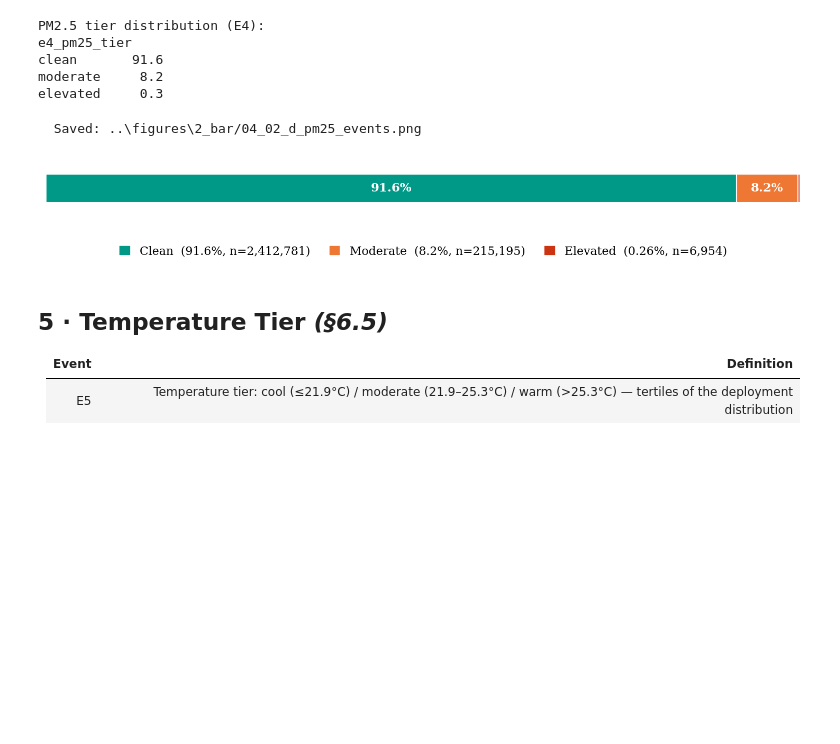
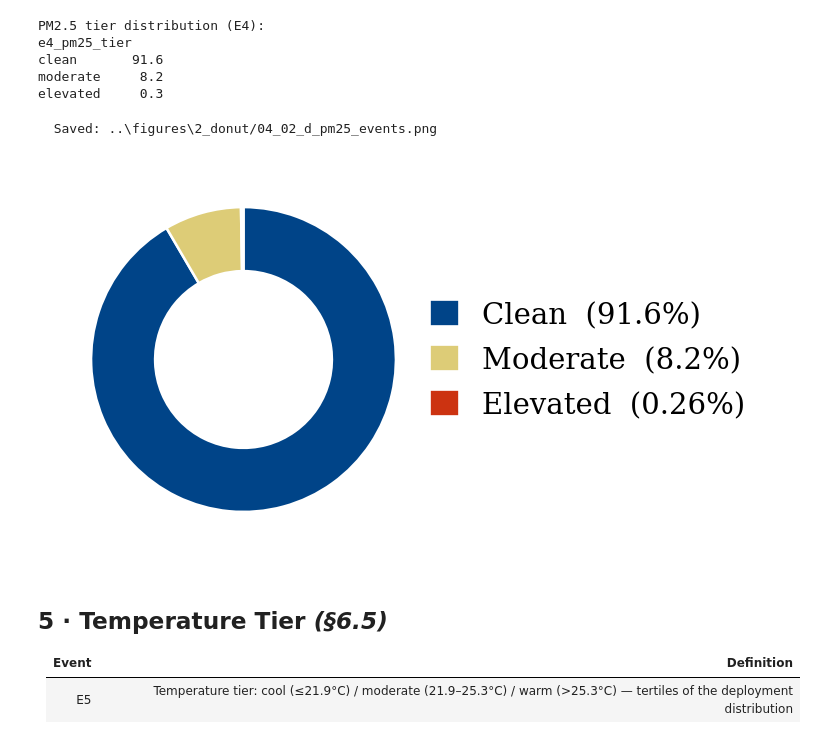
Before and after one commit to vincentmworia/Master-Thesis-Reliability-Analysis-of-Indoor-LoRaWAN-Links-using-packet-counter-reconstruction, a Jupyter notebook: notebooks/02_events_taxonomy.ipynb, the cells around one changed output. Drawn from its saved outputs; the diff is of its cells as text; code cells hidden in the pictures; blank space fills up the shorter version.

```diff
--- a/notebooks/02_events_taxonomy.ipynb
+++ b/notebooks/02_events_taxonomy.ipynb
@@ -389,16 +380,16 @@ elevated     0.3
 # %%
 # Fig 04-02-d — PM2.5 Event Distribution (E4)
 tiers = ['clean', 'moderate', 'elevated']
 vals  = [float(df['e4_pm25_tier'].astype(str).eq(t).mean() * 100) for t in tiers]
-ns    = [int(df['e4_pm25_tier'].astype(str).eq(t).sum()) for t in tiers]
 labs   = ['Clean', 'Moderate', 'Elevated']
-colors = [C['green'], C['orange'], C['red']]
+colors = [C['navy'], C['yellow'], C['red']]
+# colors = [C['green'], C['orange'], C['red']]
 
-fig, ax = event_chart(vals, labs, colors, ns=ns)   # renders as CHART_STYLE
+fig, ax = event_chart(vals, labs, colors)   # renders as CHART_STYLE
 save_fig(fig, '04_02_d_pm25_events')
 # %% [output]
-  Saved: ..\figures\2_bar/04_02_d_pm25_events.png
+  Saved: ..\figures\2_donut/04_02_d_pm25_events.png
-[figure, old version]
+[figure, new version]
 # %% [markdown]
 ## 5 · Temperature Tier  *(§6.5)*
 
```
Also changed, not shown: parts of 12 cells of this notebook, 3 other files.
